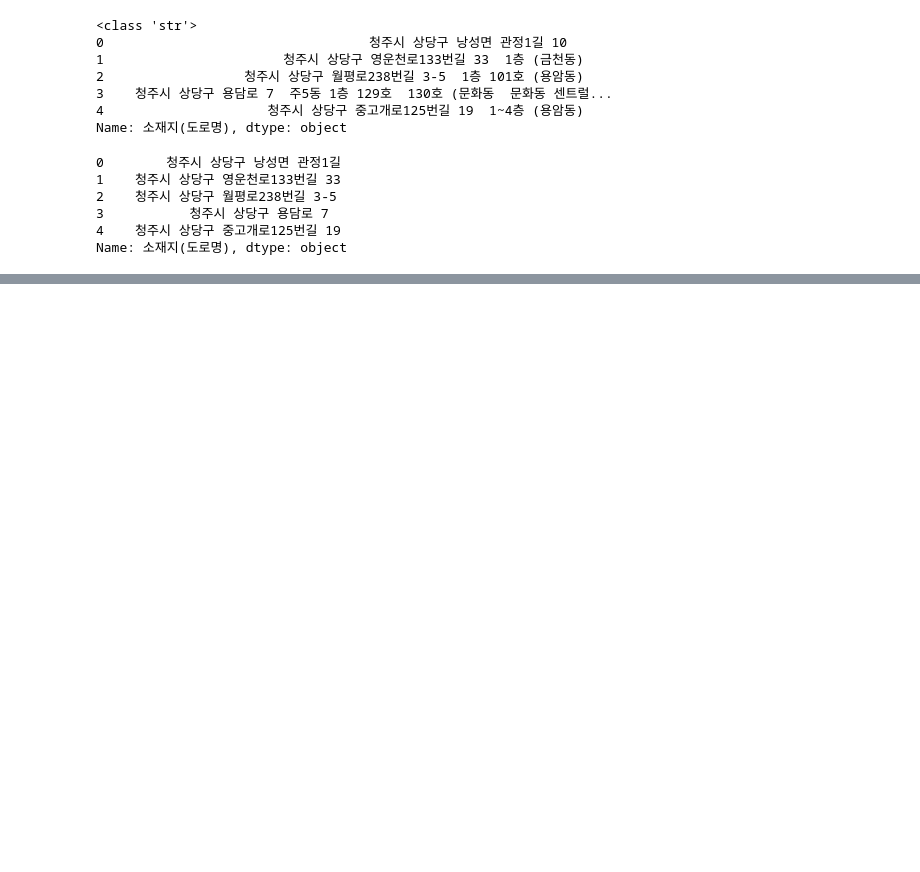
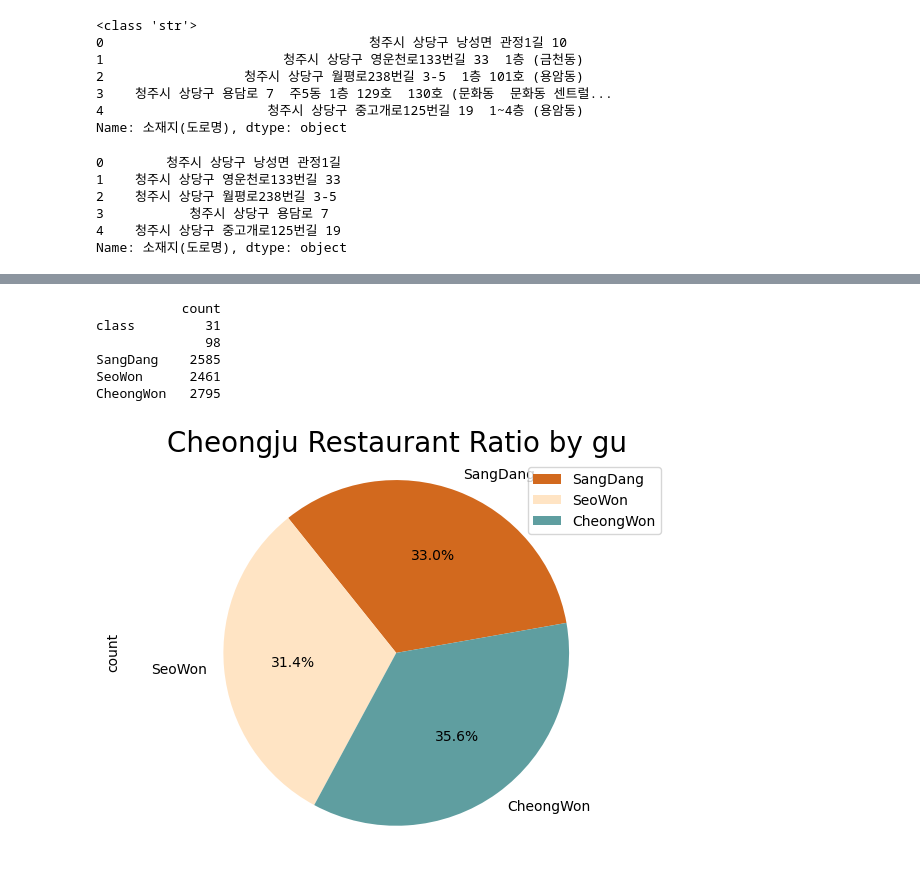
Before and after one commit to minseok-oh/open-data-analysis-python, a Jupyter notebook: Cheongju-Restaurant/main.ipynb, the cells around one changed output, grey strips where cells are left out. Drawn from its saved outputs; the diff is of its cells as text; code cells hidden in the pictures; blank space fills up the shorter version.

Commit message:
Make map html and pie chart

```diff
--- a/Cheongju-Restaurant/main.ipynb
+++ b/Cheongju-Restaurant/main.ipynb
@@ -74,10 +72,12 @@ from geopy.geocoders import Nominatim
 geo_local = Nominatim(user_agent='South Korea')
 
 def geocoding(address):
-    geo = geo_local.geocode(address)
-    if geo is None: return [0, 0]
-    x_y = [geo.latitude, geo.longitude]
-    return x_y
+    try:
+        geo = geo_local.geocode(address)
+        x_y = [geo.latitude, geo.longitude]
+        return x_y
+    except:
+        return [0, 0]
 # %%
 latitude = []
 longitude = []
@@ -93,0 +113,34 @@ res_data = pd.DataFrame({'업종명': data['업종명'], '업소명': data['업
+# %%
+for i in range(len(address)):
+    a = str(address[i]).split(' ')
+    address[i] = ' '.join(a[:2])
+
+temp_data = pd.DataFrame({'address': address})
+temp_data['count'] = 1
+temp_data = temp_data.groupby('address').sum()
+temp_data.index = [ 'class', ' ', 'SangDang', 'SeoWon', 'CheongWon', '' ]
+print(temp_data.head())
+# %% [output]
+           count
+class         31
+              98
+SangDang    2585
+SeoWon      2461
+CheongWon   2795
+# %%
+import matplotlib.pyplot as plt
+plt.style.use('default')
+
+temp_data = temp_data.loc[['SangDang', 'SeoWon', 'CheongWon']]
+temp_data['count'].plot(kind='pie',
+                       figsize=(7, 5),
+                       autopct='%1.1f%%',
+                       startangle=10,
+                       colors=['chocolate', 'bisque', 'cadetblue']
+                       )
+plt.title('Cheongju Restaurant Ratio by gu', size=20)
+plt.axis('equal')
+plt.legend(labels=temp_data.index, loc='upper right')
+plt.show()
+# %% [output]
+[figure, added]
```
Also changed, not shown: parts of 4 cells of this notebook, 2 other files.
